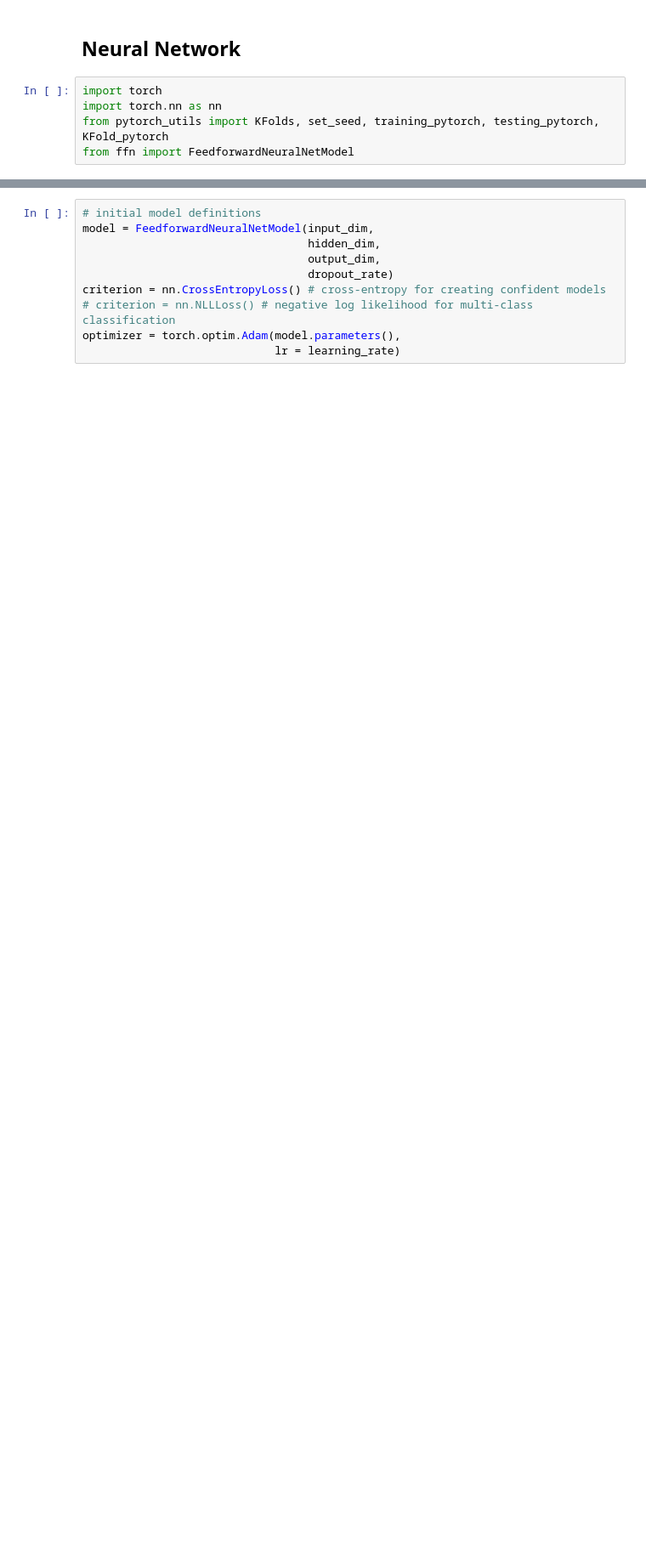
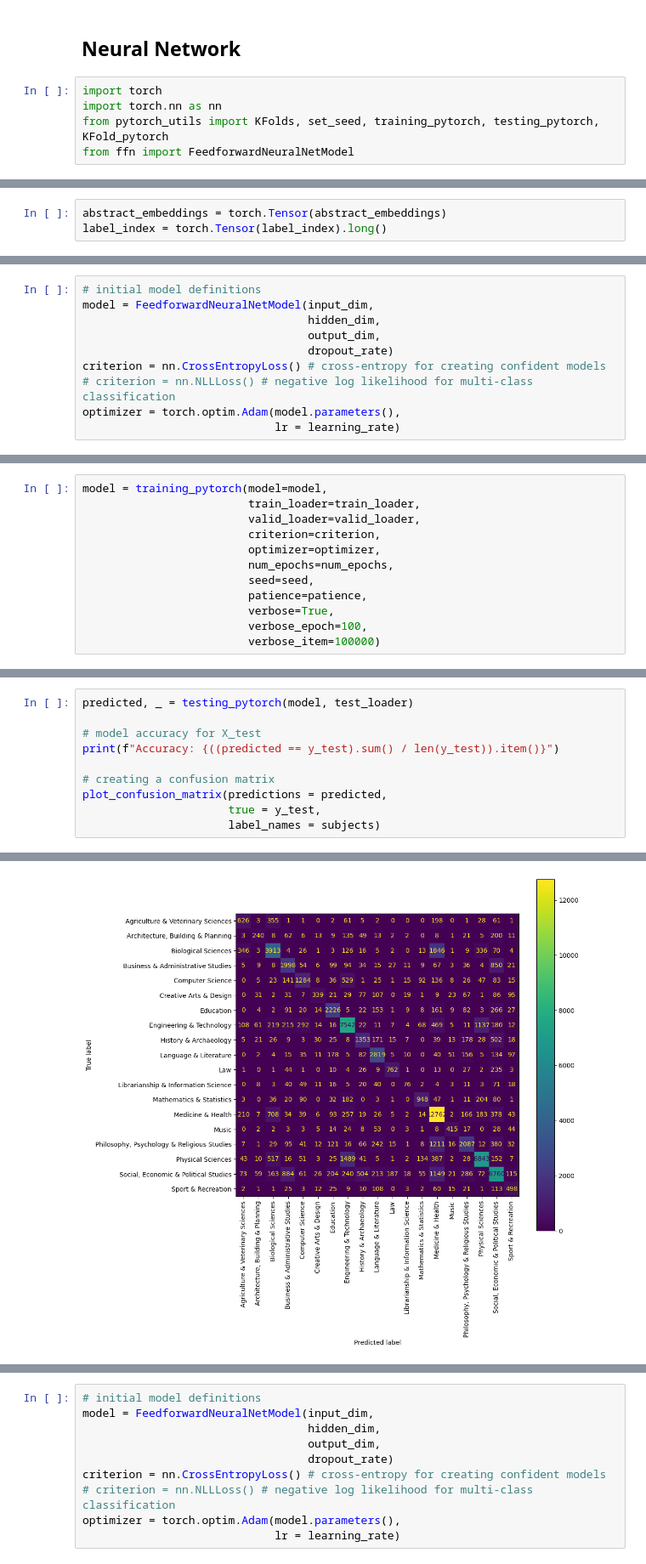
Before and after one commit to rchan26/ethos_TDS, a Jupyter notebook: notebooks/subject_classification_abstracts.ipynb, the cells around one changed output, grey strips where cells are left out. Shown at 85% size. Cells and saved outputs as stored; diff of their text form; blank space fills up the shorter version.

```diff
--- a/notebooks/subject_classification_abstracts.ipynb
+++ b/notebooks/subject_classification_abstracts.ipynb
@@ -209,0 +271,3 @@ patience = 2
+# %%
+abstract_embeddings = torch.Tensor(abstract_embeddings)
+label_index = torch.Tensor(label_index).long()
@@ -209,0 +288,10 @@ patience = 2
+# %%
+# initial model definitions
+model = FeedforwardNeuralNetModel(input_dim,
+                                  hidden_dim,
+                                  output_dim,
+                                  dropout_rate)
+criterion = nn.CrossEntropyLoss() # cross-entropy for creating confident models
+# criterion = nn.NLLLoss() # negative log likelihood for multi-class classification
+optimizer = torch.optim.Adam(model.parameters(),
+                             lr = learning_rate)
@@ -209,0 +323,12 @@ patience = 2
+# %%
+model = training_pytorch(model=model,
+                         train_loader=train_loader,
+                         valid_loader=valid_loader,
+                         criterion=criterion,
+                         optimizer=optimizer,
+                         num_epochs=num_epochs,
+                         seed=seed,
+                         patience=patience,
+                         verbose=True,
+                         verbose_epoch=100,
+                         verbose_item=100000)
@@ -209,0 +367,11 @@ patience = 2
+# %%
+predicted, _ = testing_pytorch(model, test_loader)
+
+# model accuracy for X_test
+print(f"Accuracy: {((predicted == y_test).sum() / len(y_test)).item()}")
+
+# creating a confusion matrix
+plot_confusion_matrix(predictions = predicted,
+                      true = y_test,
+                      label_names = subjects)
+# %% [output]
@@ -209,0 +379 @@ patience = 2
+[figure, added]
```
Also changed, not shown: parts of 17 cells of this notebook, 7 other files.
